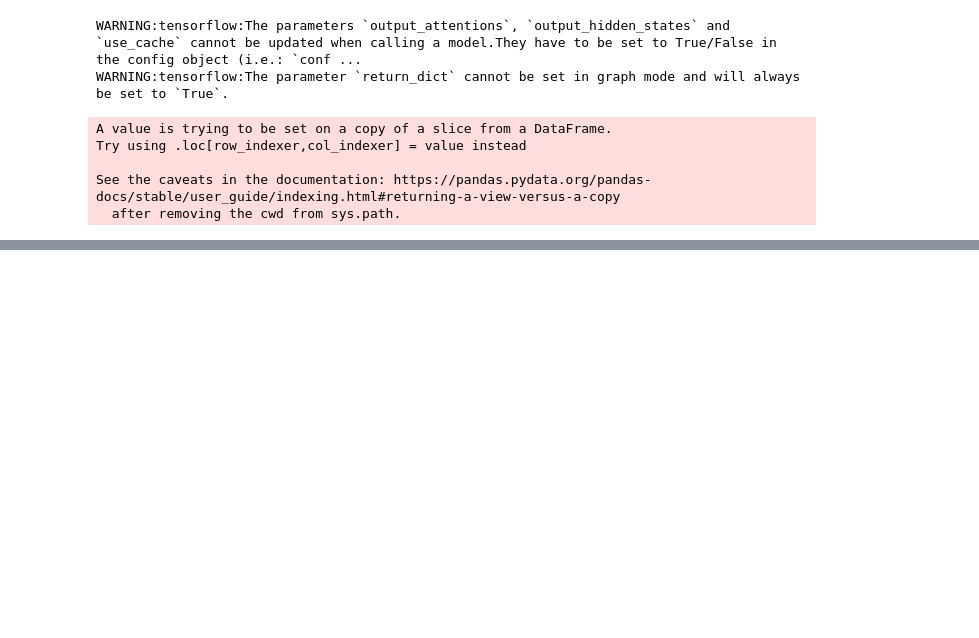
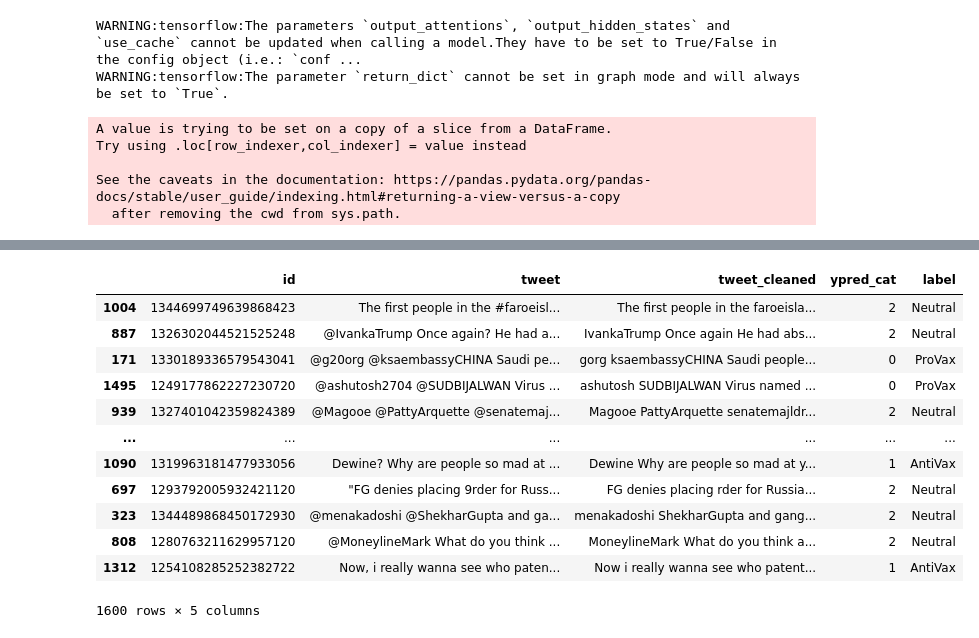
Before and after one commit to shivangibithel/IRMiDis_Task2, a Jupyter notebook: BERT.ipynb, the cells around one changed output, grey strips where cells are left out. Cells and saved outputs as stored; diff of their text form; code cells hidden in the pictures; blank space fills up the shorter version.

```diff
--- a/BERT.ipynb
+++ b/BERT.ipynb
@@ -448,0 +493,12 @@ weighted avg       0.88      0.88      0.88       558
+# %%
+test_data['tweet_cleaned'] = test_data['tweet'].apply(remove_url)
+test_data['tweet_cleaned'] = test_data['tweet_cleaned'].apply(clean)
+test_data['tweet_cleaned'] = test_data['tweet_cleaned'].apply(remove_emojis)
+x_test = test_data['tweet_cleaned'].values
+# %%
+x_test_data_enc = fast_encode(x_test, fast_tokenizer, maxlen=max_len)
+# %%
+ypred = model.predict(x_test_data_enc)
+# df_test['ypred'] = ypred
+# df_test['ypred_cat'] = np.where(df_test['ypred']>=0.5, 1, 0)
+test_data['ypred_cat'] = np.argmax(ypred, axis=1)
@@ -448,0 +521,18 @@ weighted avg       0.88      0.88      0.88       558
+# %%
+test_data['label'] = test_data['ypred_cat'].map(y_map_inv)
+# %%
+test_data
+# %% [output]
+|  | id | tweet | tweet_cleaned | ypred_cat | label |
+| 1004 | 1344699749639868423 | The first people in the #faroeisl... | The first people in the faroeisla... | 2 | Neutral |
+| 887 | 1326302044521525248 | @IvankaTrump Once again? He had a... | IvankaTrump Once again He had abs... | 2 | Neutral |
+| 171 | 1330189336579543041 | @g20org @ksaembassyCHINA Saudi pe... | gorg ksaembassyCHINA Saudi people... | 0 | ProVax |
+| 1495 | 1249177862227230720 | @ashutosh2704 @SUDBIJALWAN Virus ... | ashutosh SUDBIJALWAN Virus named ... | 0 | ProVax |
+| 939 | 1327401042359824389 | @Magooe @PattyArquette @senatemaj... | Magooe PattyArquette senatemajldr... | 2 | Neutral |
+| ... | ... | ... | ... | ... | ... |
+| 1090 | 1319963181477933056 | Dewine? Why are people so mad at ... | Dewine Why are people so mad at y... | 1 | AntiVax |
+| 697 | 1293792005932421120 | "FG denies placing 9rder for Russ... | FG denies placing rder for Russia... | 2 | Neutral |
+| 323 | 1344489868450172930 | @menakadoshi @ShekharGupta and ga... | menakadoshi ShekharGupta and gang... | 2 | Neutral |
+| 808 | 1280763211629957120 | @MoneylineMark What do you think ... | MoneylineMark What do you think a... | 2 | Neutral |
+| 1312 | 1254108285252382722 | Now, i really wanna see who paten... | Now i really wanna see who patent... | 1 | AntiVax |
+1600 rows × 5 columns
```
Also changed, not shown: parts of 22 cells of this notebook.
